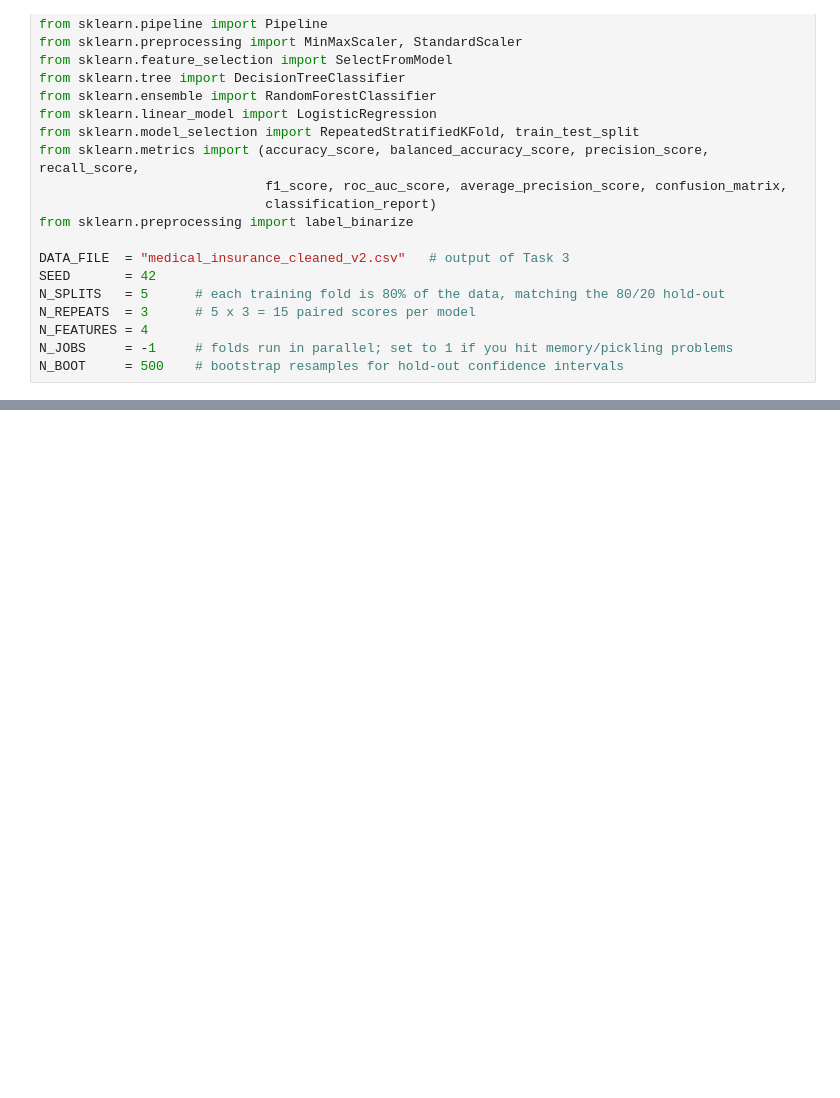
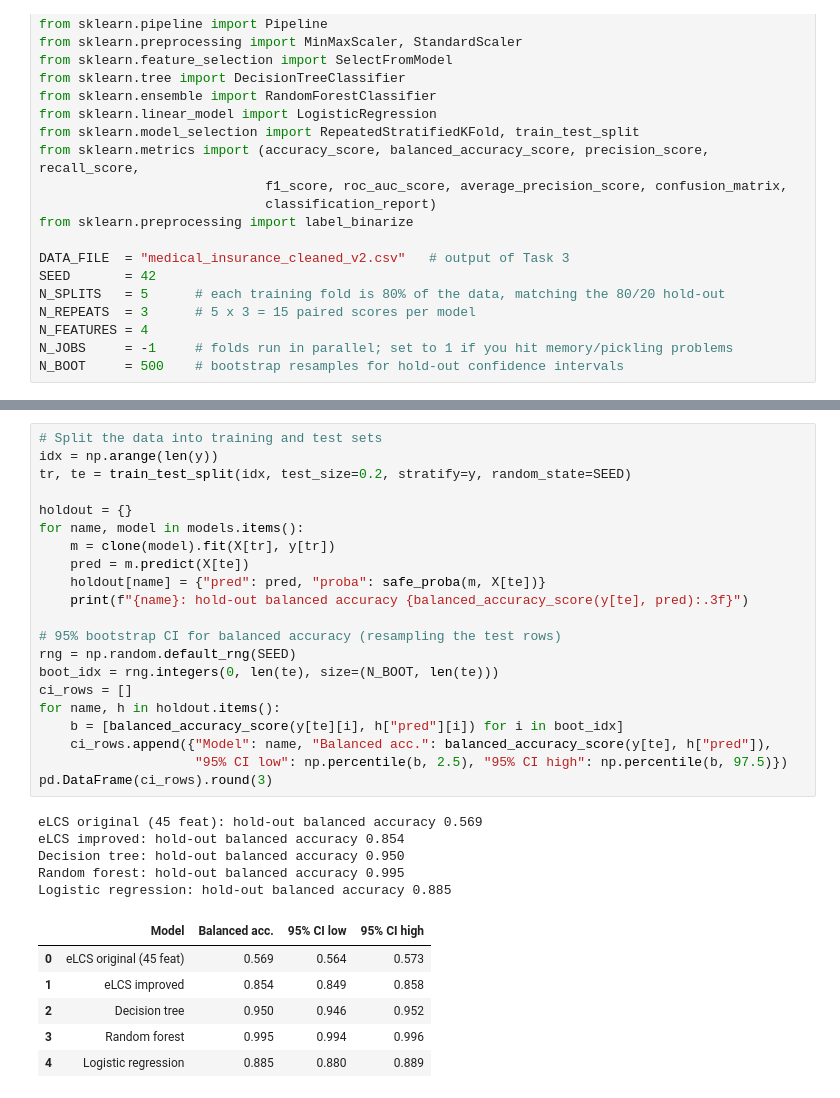
Before and after one commit to hrt9888/ENGE707-Group-Project-DBI, a Jupyter notebook: Phase 2 task 5.ipynb, the cells around one changed output, grey strips where cells are left out. Saved outputs shown, nothing was run; the diff lists cells and outputs as text; blank space fills up the shorter version.

```diff
--- a/Phase 2 task 5.ipynb
+++ b/Phase 2 task 5.ipynb
@@ -28,0 +209,33 @@ N_BOOT     = 500    # bootstrap resamples for hold-out confidence intervals
+# %%
+# Split the data into training and test sets
+idx = np.arange(len(y))
+tr, te = train_test_split(idx, test_size=0.2, stratify=y, random_state=SEED)
+
+holdout = {}
+for name, model in models.items():
+    m = clone(model).fit(X[tr], y[tr])
+    pred = m.predict(X[te])
+    holdout[name] = {"pred": pred, "proba": safe_proba(m, X[te])}
+    print(f"{name}: hold-out balanced accuracy {balanced_accuracy_score(y[te], pred):.3f}")
+
+# 95% bootstrap CI for balanced accuracy (resampling the test rows)
+rng = np.random.default_rng(SEED)
+boot_idx = rng.integers(0, len(te), size=(N_BOOT, len(te)))
+ci_rows = []
+for name, h in holdout.items():
+    b = [balanced_accuracy_score(y[te][i], h["pred"][i]) for i in boot_idx]
+    ci_rows.append({"Model": name, "Balanced acc.": balanced_accuracy_score(y[te], h["pred"]),
+                    "95% CI low": np.percentile(b, 2.5), "95% CI high": np.percentile(b, 97.5)})
+pd.DataFrame(ci_rows).round(3)
+# %% [output]
+eLCS original (45 feat): hold-out balanced accuracy 0.569
+eLCS improved: hold-out balanced accuracy 0.854
+Decision tree: hold-out balanced accuracy 0.950
+Random forest: hold-out balanced accuracy 0.995
+Logistic regression: hold-out balanced accuracy 0.885
+|  | Model | Balanced acc. | 95% CI low | 95% CI high |
+| 0 | eLCS original (45 feat) | 0.569 | 0.564 | 0.573 |
+| 1 | eLCS improved | 0.854 | 0.849 | 0.858 |
+| 2 | Decision tree | 0.950 | 0.946 | 0.952 |
+| 3 | Random forest | 0.995 | 0.994 | 0.996 |
+| 4 | Logistic regression | 0.885 | 0.880 | 0.889 |
```
Also changed, not shown: parts of 7 cells of this notebook.
